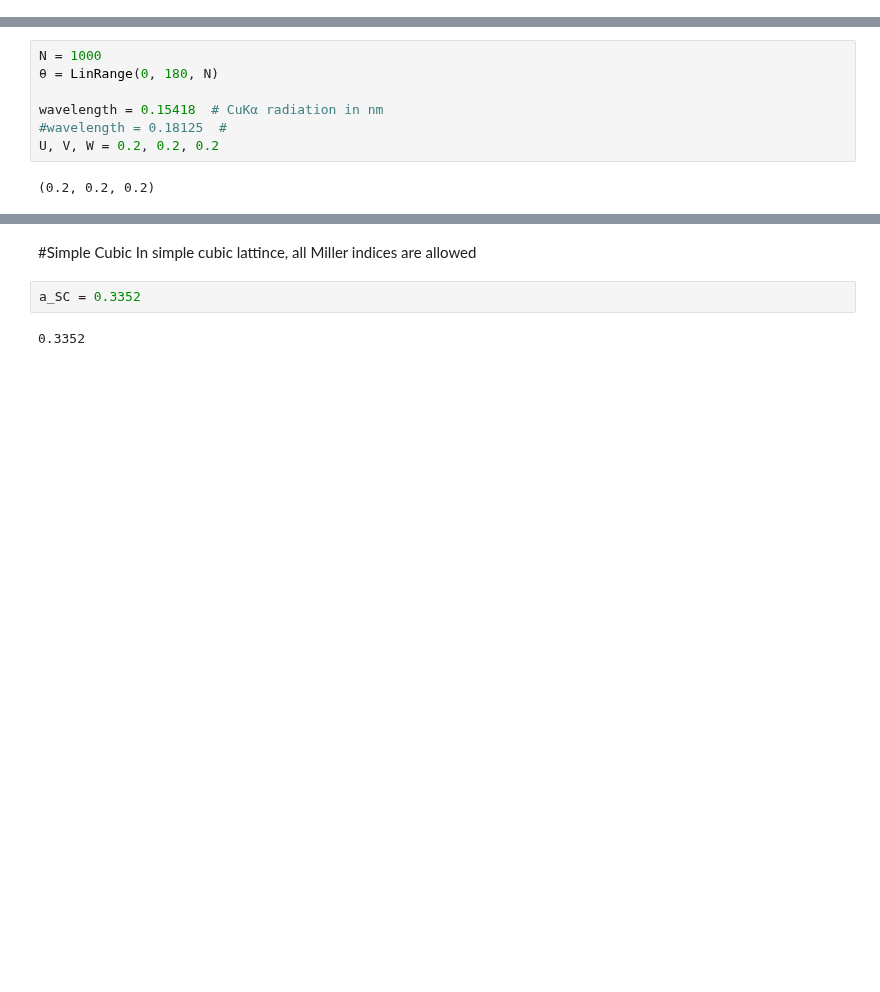
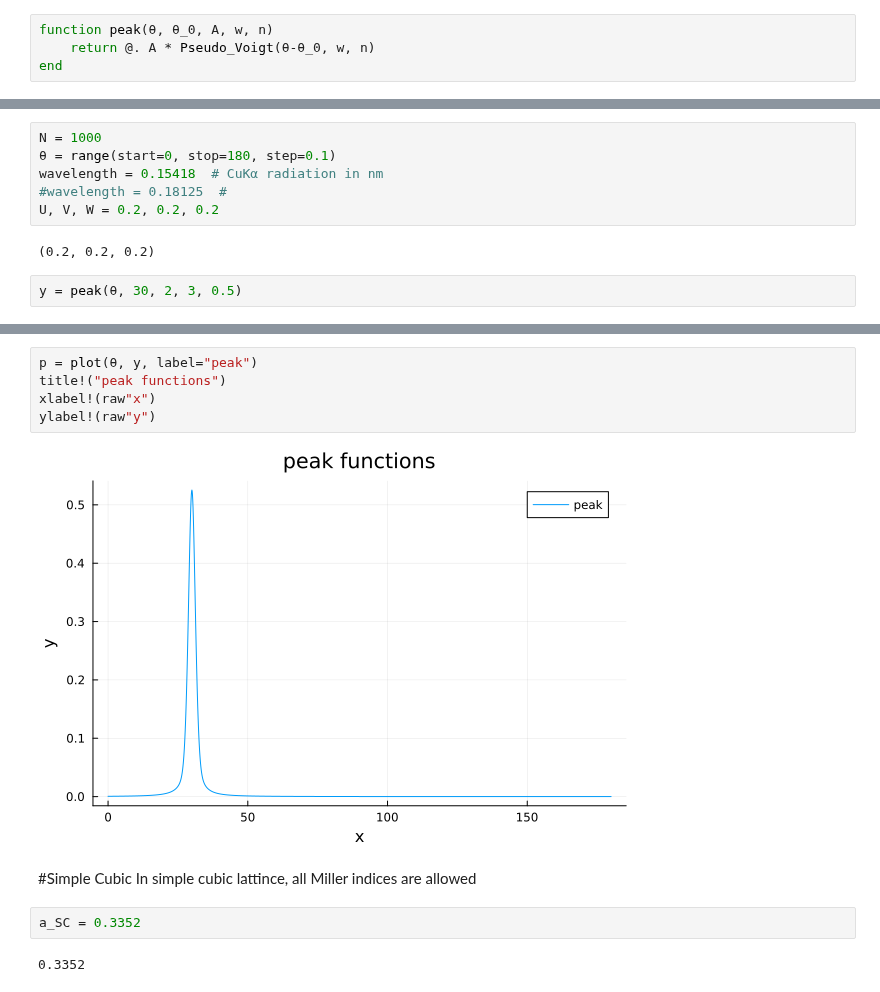
Before and after one commit to hezy/XRD_simple, a Jupyter notebook: simple_XRD_julia.ipynb, the cells around one changed output, grey strips where cells are left out. Saved outputs shown, nothing was run; the diff lists cells and outputs as text; blank space fills up the shorter version.

```diff
--- a/simple_XRD_julia.ipynb
+++ b/simple_XRD_julia.ipynb
@@ -35,3 +35,7 @@ function Voigt(x, fwhm_L, fwhm_G)
 end
 # %% [output]
 Voigt (generic function with 1 method)
+# %%
+function peak(θ, θ_0, A, w, n)
+    return @. A * Pseudo_Voigt(θ-θ_0, w, n)
+end
@@ -60,10 +66,11 @@ d_list (generic function with 1 method)
 General Sttings
 # %%
 N = 1000
-θ = LinRange(0, 180, N)
-
+θ = range(start=0, stop=180, step=0.1)
 wavelength = 0.15418  # CuKα radiation in nm
 #wavelength = 0.18125  #
 U, V, W = 0.2, 0.2, 0.2
 # %% [output]
 (0.2, 0.2, 0.2)
+# %%
+y = peak(θ, 30, 2, 3, 0.5)
@@ -70,3 +95,10 @@ U, V, W = 0.2, 0.2, 0.2
+# %%
+p = plot(θ, y, label="peak")
+title!("peak functions")
+xlabel!(raw"x")
+ylabel!(raw"y")
+# %% [output]
+[figure, added]
 # %% [markdown]
 #Simple Cubic
 In simple cubic lattince, all Miller indices are allowed
```
Also changed, not shown: parts of 3 cells of this notebook.
